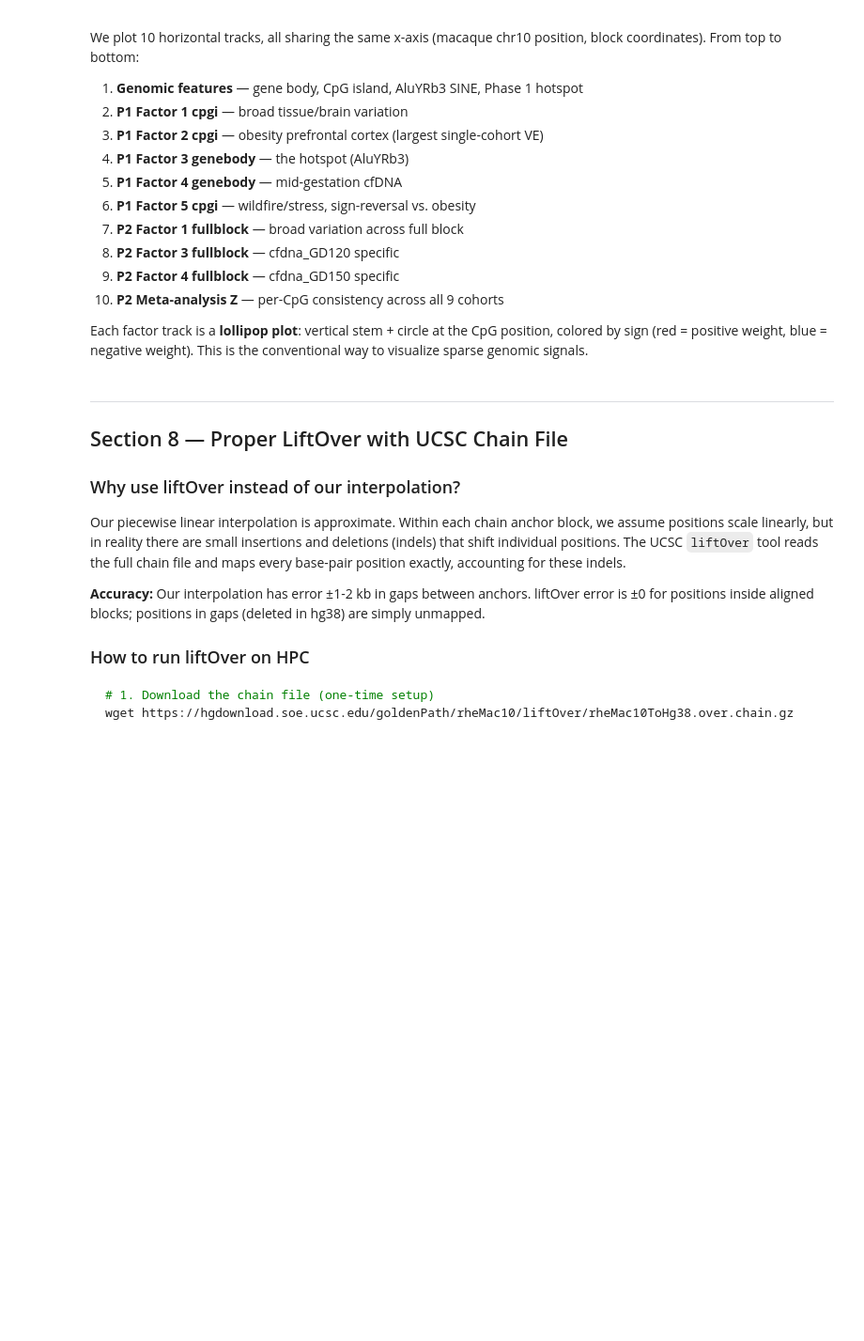
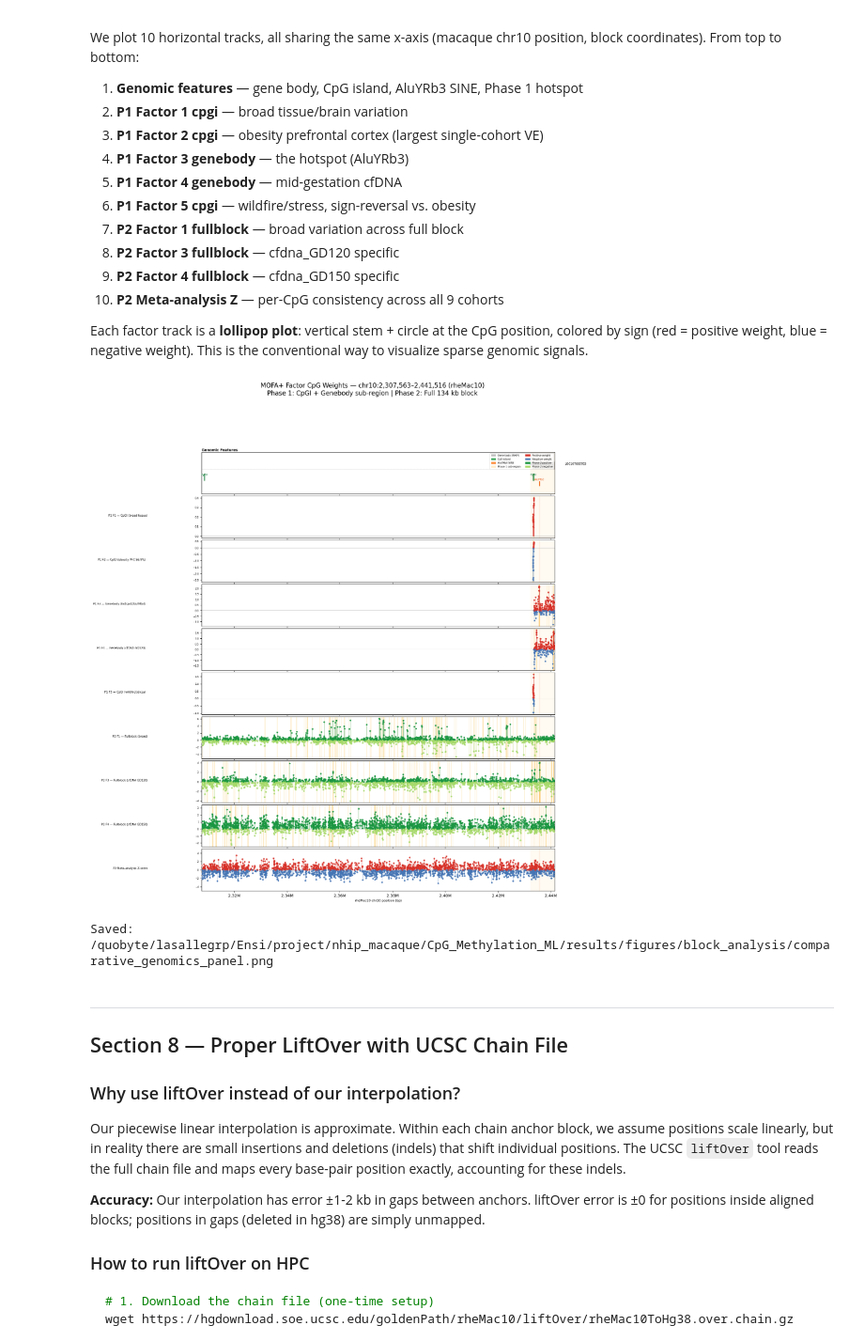
Before and after one commit to Ensiuc/CpG_Methylation_ML, a Jupyter notebook: notebooks/block_analysis/05_comparative_genomics.ipynb, the cells around one changed output. Shown at 94% size. Cells and saved outputs as stored; diff of their text form; code cells hidden in the pictures; blank space fills up the shorter version.

Commit message:
Add notebook 05 comparative genomics + liftOver results + block analysis tables

```diff
--- a/notebooks/block_analysis/05_comparative_genomics.ipynb
+++ b/notebooks/block_analysis/05_comparative_genomics.ipynb
@@ -645,5 +770,6 @@ print(f'First 3 feature index values: {mofa_w_p2.index[:3].tolist()}')
 
 # Check if index is already decoded (positions) or still generic (featureN_view0)
 sample_idx = mofa_w_p2.index[0]
-already_decoded = str(sample_idx).lstrip('-').isdigit()
+#already_decoded = str(sample_idx).lstrip('-').isdigit()
+#already_decoded = not str(mofa_w_p2.index[0]).startswith("feature")
 print(f'\nIndex appears to be: {"already decoded positions" if already_decoded else "generic feature names"}')
@@ -657,6 +789,7 @@ print(f'\nIndex appears to be: {"already decoded positions" if already_decoded e
 
 if already_decoded:
     # Already decoded — use as-is
+
     mofa_w_p2.index = [int(x) for x in mofa_w_p2.index]
     print('Index already contains positions, no decoding needed.')
 else:
@@ -670,8 +803,8 @@ else:
     for ds in DATASETS:
         fpath = BLOCK_DATA / f'{ds}_{REGION}_methylation.csv'
         if fpath.exists():
-            beta_loaded[ds] = pd.read_csv(fpath, index_col=0)
-            all_cpgs_sets.append(set(beta_loaded[ds].columns.astype(int)))
+            beta_loaded[ds] = pd.read_csv(fpath, index_col=0, sep=",")
+            all_cpgs_sets.append(set(beta_loaded[ds].index.astype(int)))
 
     n_groups = len(beta_loaded)
     assert n_groups > 0, f'No beta matrices found in {BLOCK_DATA}. Is this running on HPC?'
@@ -679,12 +812,13 @@ else:
     all_cpgs_fb = sorted(set().union(*all_cpgs_sets))
 
     # Coverage filter
-    cpg_coverage = pd.DataFrame({
-        ds: beta_loaded[ds].columns.astype(int).isin(all_cpgs_fb).astype(int)
-        for ds in beta_loaded
-    }, index=all_cpgs_fb)
+    #cpg_coverage = pd.DataFrame({
+    #    ds: beta_loaded[ds].columns.astype(int).isin(all_cpgs_fb).astype(int)
+    #    for ds in beta_loaded
+    #}, index=all_cpgs_fb)
+
     # Actually recompute coverage properly
-    coverage = {cpg: sum(1 for ds in beta_loaded if cpg in set(beta_loaded[ds].columns.astype(int)))
+    coverage = {cpg: sum(1 for ds in beta_loaded if cpg in set(beta_loaded[ds].index.astype(int)))
                 for cpg in all_cpgs_fb}
     keep_cpgs_fb = sorted([cpg for cpg, cnt in coverage.items() if cnt / n_groups >= MIN_COVERAGE_MOFA])
 
@@ -894,39 +1088,42 @@ for i, (title, view, factor, phase, cp, cn) in enumerate(TRACKS):
     else:
         ax.set_xlabel(f'rheMac10 {MAC_CHROM} position (bp)', fontsize=8)
         ax.xaxis.set_major_formatter(matplotlib.ticker.FuncFormatter(
-            lambda x, _: f'{int(x/1e6):.1f}M' if x >= 1e6 else f'{int(x):,}'
+            lambda x, _: f'{x/1e6:.2f}M'
         ))
 
 
 # ── Add vertical markers for key features ─────────────────────────────────
 # Mark the AluYRb3 SINE on all tracks
 for ax in axes[1:]:
     ax.axvspan(ALU_START, ALU_END, alpha=0.06, color='#fd8d3c', zorder=0)
 
 # Add a legend box to the feature track
 legend_handles = [
     mpatches.Patch(color='#bdbdbd', label='Gene body (NHIP)'),
     mpatches.Patch(color='#31a354', label='CpG island'),
     mpatches.Patch(color='#fd8d3c', label='AluYRb3 SINE'),
     mpatches.Patch(color='orange',  alpha=0.2, label='Phase 1 sub-region'),
     mpatches.Patch(color='#d73027', label='Positive weight'),
     mpatches.Patch(color='#4575b4', label='Negative weight'),
     mpatches.Patch(color='#1a9641', label='Phase 2 positive'),
     mpatches.Patch(color='#a6d96a', label='Phase 2 negative'),
 ]
 axes[0].legend(handles=legend_handles, loc='upper right', fontsize=6,
                framealpha=0.8, ncol=2)
 
 plt.suptitle(
     f'MOFA+ Factor CpG Weights — {MAC_CHROM}:{MAC_START:,}–{MAC_END:,} (rheMac10)\n'
     f'Phase 1: CpGI + Genebody sub-region | Phase 2: Full 134 kb block',
-    fontsize=10, y=1.002
+    fontsize=16, y=1.002
 )
 
 out_fig = FIGURES_DIR / 'comparative_genomics_panel.png'
 plt.savefig(out_fig, dpi=150, bbox_inches='tight')
 plt.show()
 print(f'Saved: {out_fig}')
+# %% [output]
+[figure, added]
+Saved: /quobyte/lasallegrp/Ensi/project/nhip_macaque/CpG_Methylation_ML/results/figures/block_analysis/comparative_genomics_panel.png
 # %% [markdown]
 ---
 ## Section 8 — Proper LiftOver with UCSC Chain File
```
Also changed, not shown: parts of 30 cells of this notebook, 15 other files.
